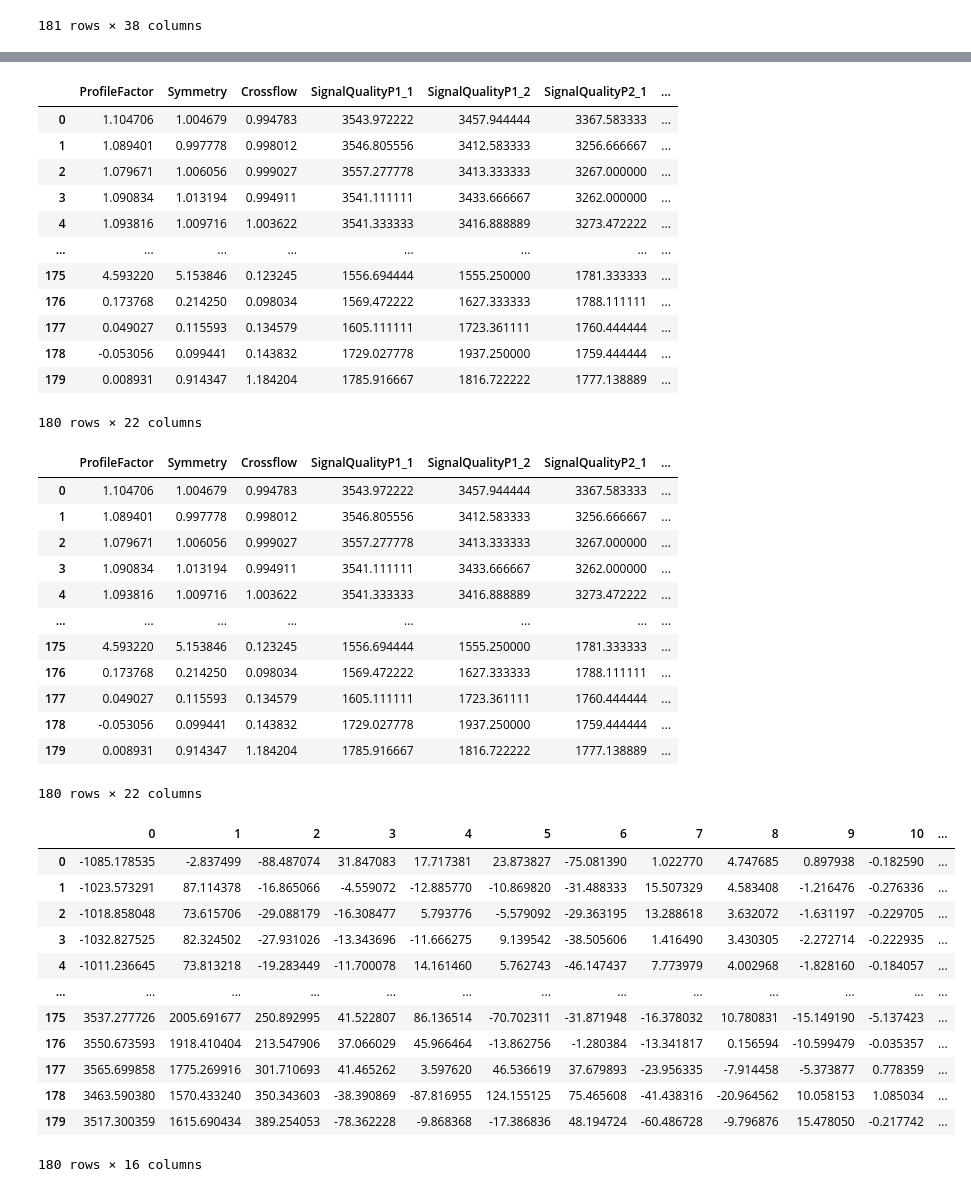
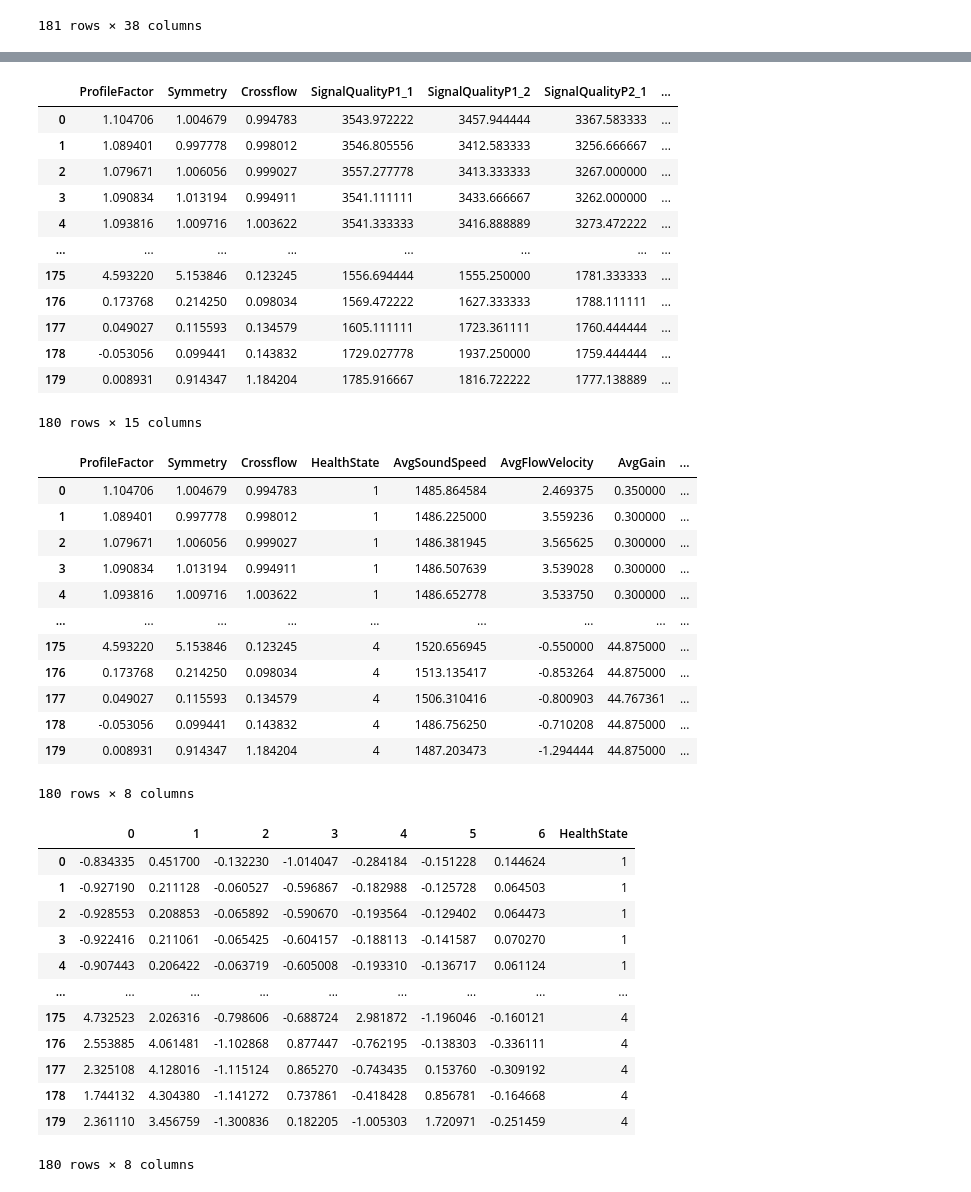
Before and after one commit to davidhgh/csc3005-AE, a Jupyter notebook: 3005_project.ipynb, the cells around one changed output, grey strips where cells are left out. Drawn from its saved outputs; the diff is of its cells as text; code cells hidden in the pictures.

```diff
--- a/3005_project.ipynb
+++ b/3005_project.ipynb
@@ -194,6 +195,7 @@ dataD.columns = [
 
 dataD['AvgSoundSpeed'] = dataD[['SoundSpeedP1', 'SoundSpeedP2','SoundSpeedP3','SoundSpeedP4']].mean(axis=1)
 dataD['AvgFlowVelocity'] = dataD[['FlowVelocityP1', 'FlowVelocityP2','FlowVelocityP3','FlowVelocityP4']].mean(axis=1)
+dataD['AvgGain'] = dataD[['GainP1_1', 'GainP1_2','GainP2_1','GainP2_2','GainP3_1','GainP3_2','GainP4_1','GainP4_2']].mean(axis=1)
 
 dataD
 # %% [output]
@@ -255,7 +257,8 @@ dataD.drop_duplicates()
 dataD_aggregated = dataD.drop(['FlowVelocityP1', 'FlowVelocityP2', 'FlowVelocityP3', 'FlowVelocityP4',
                     'SoundSpeedP1', 'SoundSpeedP2', 'SoundSpeedP3', 'SoundSpeedP4',
                     'SignalStrengthP1_1', 'SignalStrengthP1_2', 'SignalStrengthP2_1', 'SignalStrengthP2_2', 'SignalStrengthP3_1', 'SignalStrengthP3_2', 'SignalStrengthP4_1', 'SignalStrengthP4_2',
-                    'TransmitTimeP1_1', 'TransmitTimeP1_2', 'TransmitTimeP2_1', 'TransmitTimeP2_2', 'TransmitTimeP3_1', 'TransmitTimeP3_2', 'TransmitTimeP4_1', 'TransmitTimeP4_2'], axis=1)
+                    'TransmitTimeP1_1', 'TransmitTimeP1_2', 'TransmitTimeP2_1', 'TransmitTimeP2_2', 'TransmitTimeP3_1', 'TransmitTimeP3_2', 'TransmitTimeP4_1', 'TransmitTimeP4_2',
+                    'GainP1_1', 'GainP1_2', 'GainP2_1', 'GainP2_2', 'GainP3_1', 'GainP3_2', 'GainP4_1', 'GainP4_2'], axis=1)
 dataD_aggregated
 # %% [output]
 |  | ProfileFactor | Symmetry | Crossflow | SignalQualityP1_1 | SignalQualityP1_2 | SignalQualityP2_1 | ... |
@@ -270,7 +273,7 @@ dataD_aggregated
 | 177 | 0.049027 | 0.115593 | 0.134579 | 1605.111111 | 1723.361111 | 1760.444444 | ... |
 | 178 | -0.053056 | 0.099441 | 0.143832 | 1729.027778 | 1937.250000 | 1759.444444 | ... |
 | 179 | 0.008931 | 0.914347 | 1.184204 | 1785.916667 | 1816.722222 | 1777.138889 | ... |
-180 rows × 22 columns
+180 rows × 15 columns
 # %%
 # Remove all dataset that have signal quality = 0
 
@@ -288,48 +291,58 @@ dataD_aggregated.drop(dataD_aggregated[dataD_aggregated['SignalQualityP3_2'] ==
 dataD_aggregated.drop(dataD_aggregated[dataD_aggregated['SignalQualityP4_1'] == 0].index, inplace=True)
 dataD_aggregated.drop(dataD_aggregated[dataD_aggregated['SignalQualityP4_2'] == 0].index, inplace=True)
 
+dataD_aggregated['AvgSignalQuality'] = dataD_aggregated[['SignalQualityP1_1','SignalQualityP1_2','SignalQualityP2_1','SignalQualityP2_2','SignalQualityP3_1','SignalQualityP3_2', 'SignalQualityP4_1','SignalQualityP4_2',]].mean(axis=1)
+dataD_aggregated = dataD_aggregated.drop(['SignalQualityP1_1','SignalQualityP1_2','SignalQualityP2_1','SignalQualityP2_2','SignalQualityP3_1','SignalQualityP3_2', 'SignalQualityP4_1','SignalQualityP4_2'], axis=1)
+
 dataD_aggregated
 # %% [output]
-|  | ProfileFactor | Symmetry | Crossflow | SignalQualityP1_1 | SignalQualityP1_2 | SignalQualityP2_1 | ... |
-| 0 | 1.104706 | 1.004679 | 0.994783 | 3543.972222 | 3457.944444 | 3367.583333 | ... |
-| 1 | 1.089401 | 0.997778 | 0.998012 | 3546.805556 | 3412.583333 | 3256.666667 | ... |
-| 2 | 1.079671 | 1.006056 | 0.999027 | 3557.277778 | 3413.333333 | 3267.000000 | ... |
-| 3 | 1.090834 | 1.013194 | 0.994911 | 3541.111111 | 3433.666667 | 3262.000000 | ... |
-| 4 | 1.093816 | 1.009716 | 1.003622 | 3541.333333 | 3416.888889 | 3273.472222 | ... |
-| ... | ... | ... | ... | ... | ... | ... | ... |
-| 175 | 4.593220 | 5.153846 | 0.123245 | 1556.694444 | 1555.250000 | 1781.333333 | ... |
-| 176 | 0.173768 | 0.214250 | 0.098034 | 1569.472222 | 1627.333333 | 1788.111111 | ... |
-| 177 | 0.049027 | 0.115593 | 0.134579 | 1605.111111 | 1723.361111 | 1760.444444 | ... |
-| 178 | -0.053056 | 0.099441 | 0.143832 | 1729.027778 | 1937.250000 | 1759.444444 | ... |
-| 179 | 0.008931 | 0.914347 | 1.184204 | 1785.916667 | 1816.722222 | 1777.138889 | ... |
+|  | ProfileFactor | Symmetry | Crossflow | HealthState | AvgSoundSpeed | AvgFlowVelocity | AvgGain | ... |
+| 0 | 1.104706 | 1.004679 | 0.994783 | 1 | 1485.864584 | 2.469375 | 0.350000 | ... |
+| 1 | 1.089401 | 0.997778 | 0.998012 | 1 | 1486.225000 | 3.559236 | 0.300000 | ... |
+| 2 | 1.079671 | 1.006056 | 0.999027 | 1 | 1486.381945 | 3.565625 | 0.300000 | ... |
+| 3 | 1.090834 | 1.013194 | 0.994911 | 1 | 1486.507639 | 3.539028 | 0.300000 | ... |
+| 4 | 1.093816 | 1.009716 | 1.003622 | 1 | 1486.652778 | 3.533750 | 0.300000 | ... |
+| ... | ... | ... | ... | ... | ... | ... | ... | ... |
+| 175 | 4.593220 | 5.153846 | 0.123245 | 4 | 1520.656945 | -0.550000 | 44.875000 | ... |
+| 176 | 0.173768 | 0.214250 | 0.098034 | 4 | 1513.135417 | -0.853264 | 44.875000 | ... |
+| 177 | 0.049027 | 0.115593 | 0.134579 | 4 | 1506.310416 | -0.800903 | 44.767361 | ... |
+| 178 | -0.053056 | 0.099441 | 0.143832 | 4 | 1486.756250 | -0.710208 | 44.875000 | ... |
+| 179 | 0.008931 | 0.914347 | 1.184204 | 4 | 1487.203473 | -1.294444 | 44.875000 | ... |
-180 rows × 22 columns
+180 rows × 8 columns
 # %%
 from sklearn.decomposition import PCA
+from sklearn.preprocessing import StandardScaler
 
 dataD_aggregated_no_class = dataD_aggregated.drop(["HealthState"], axis=1)
+#dataD_aggregated_no_class
 
-numComponents_D = 15
+scaler = StandardScaler()
+scaled_dataD_aggregated_no_class=dataD_aggregated_no_class.copy()
+#scaled_dataD_aggregated_no_class=pd.DataFrame(scaler.fit_transform(scaled_dataD_aggregated_no_class), columns=scaled_dataD_aggregated_no_class)
+scaled_dataD_aggregated_no_class = scaler.fit_transform(scaled_dataD_aggregated_no_class)
+
+numComponents_D = 7
 pca_d = PCA(n_components=numComponents_D)
-pca_d.fit(dataD_aggregated_no_class)
-projected_d = pca_d.transform(dataD_aggregated_no_class)
+pca_d.fit(scaled_dataD_aggregated_no_class)
+projected_d = pca_d.transform(scaled_dataD_aggregated_no_class)
 dataD_aggregated_pca = pd.DataFrame(projected_d)
 dataD_aggregated_pca["HealthState"] = dataD_aggregated["HealthState"]
 
 dataD_aggregated_pca
 # %% [output]
-|  | 0 | 1 | 2 | 3 | 4 | 5 | 6 | 7 | 8 | 9 | 10 | ... |
-| 0 | -1085.178535 | -2.837499 | -88.487074 | 31.847083 | 17.717381 | 23.873827 | -75.081390 | 1.022770 | 4.747685 | 0.897938 | -0.182590 | ... |
-| 1 | -1023.573291 | 87.114378 | -16.865066 | -4.559072 | -12.885770 | -10.869820 | -31.488333 | 15.507329 | 4.583408 | -1.216476 | -0.276336 | ... |
-| 2 | -1018.858048 | 73.615706 | -29.088179 | -16.308477 | 5.793776 | -5.579092 | -29.363195 | 13.288618 | 3.632072 | -1.631197 | -0.229705 | ... |
-| 3 | -1032.827525 | 82.324502 | -27.931026 | -13.343696 | -11.666275 | 9.139542 | -38.505606 | 1.416490 | 3.430305 | -2.272714 | -0.222935 | ... |
-| 4 | -1011.236645 | 73.813218 | -19.283449 | -11.700078 | 14.161460 | 5.762743 | -46.147437 | 7.773979 | 4.002968 | -1.828160 | -0.184057 | ... |
-| ... | ... | ... | ... | ... | ... | ... | ... | ... | ... | ... | ... | ... |
-| 175 | 3537.277726 | 2005.691677 | 250.892995 | 41.522807 | 86.136514 | -70.702311 | -31.871948 | -16.378032 | 10.780831 | -15.149190 | -5.137423 | ... |
-| 176 | 3550.673593 | 1918.410404 | 213.547906 | 37.066029 | 45.966464 | -13.862756 | -1.280384 | -13.341817 | 0.156594 | -10.599479 | -0.035357 | ... |
-| 177 | 3565.699858 | 1775.269916 | 301.710693 | 41.465262 | 3.597620 | 46.536619 | 37.679893 | -23.956335 | -7.914458 | -5.373877 | 0.778359 | ... |
-| 178 | 3463.590380 | 1570.433240 | 350.343603 | -38.390869 | -87.816955 | 124.155125 | 75.465608 | -41.438316 | -20.964562 | 10.058153 | 1.085034 | ... |
-| 179 | 3517.300359 | 1615.690434 | 389.254053 | -78.362228 | -9.868368 | -17.386836 | 48.194724 | -60.486728 | -9.796876 | 15.478050 | -0.217742 | ... |
+|  | 0 | 1 | 2 | 3 | 4 | 5 | 6 | HealthState |
+| 0 | -0.834335 | 0.451700 | -0.132230 | -1.014047 | -0.284184 | -0.151228 | 0.144624 | 1 |
+| 1 | -0.927190 | 0.211128 | -0.060527 | -0.596867 | -0.182988 | -0.125728 | 0.064503 | 1 |
+| 2 | -0.928553 | 0.208853 | -0.065892 | -0.590670 | -0.193564 | -0.129402 | 0.064473 | 1 |
+| 3 | -0.922416 | 0.211061 | -0.065425 | -0.604157 | -0.188113 | -0.141587 | 0.070270 | 1 |
+| 4 | -0.907443 | 0.206422 | -0.063719 | -0.605008 | -0.193310 | -0.136717 | 0.061124 | 1 |
+| ... | ... | ... | ... | ... | ... | ... | ... | ... |
+| 175 | 4.732523 | 2.026316 | -0.798606 | -0.688724 | 2.981872 | -1.196046 | -0.160121 | 4 |
+| 176 | 2.553885 | 4.061481 | -1.102868 | 0.877447 | -0.762195 | -0.138303 | -0.336111 | 4 |
+| 177 | 2.325108 | 4.128016 | -1.115124 | 0.865270 | -0.743435 | 0.153760 | -0.309192 | 4 |
+| 178 | 1.744132 | 4.304380 | -1.141272 | 0.737861 | -0.418428 | 0.856781 | -0.164668 | 4 |
+| 179 | 2.361110 | 3.456759 | -1.300836 | 0.182205 | -1.005303 | 1.720971 | -0.251459 | 4 |
-180 rows × 16 columns
+180 rows × 8 columns
 # %%
 import matplotlib.pyplot as plt
 import numpy as np
```
Also changed, not shown: parts of 15 cells of this notebook.
